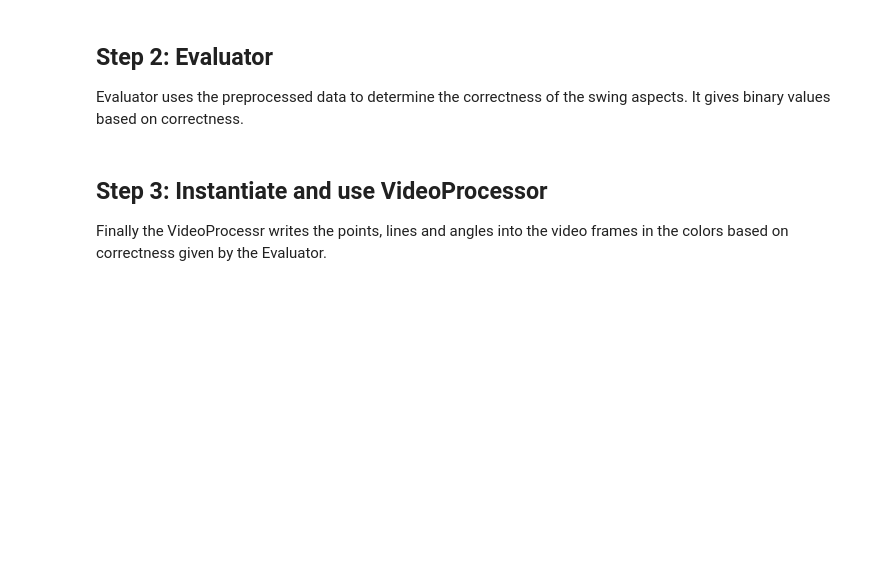
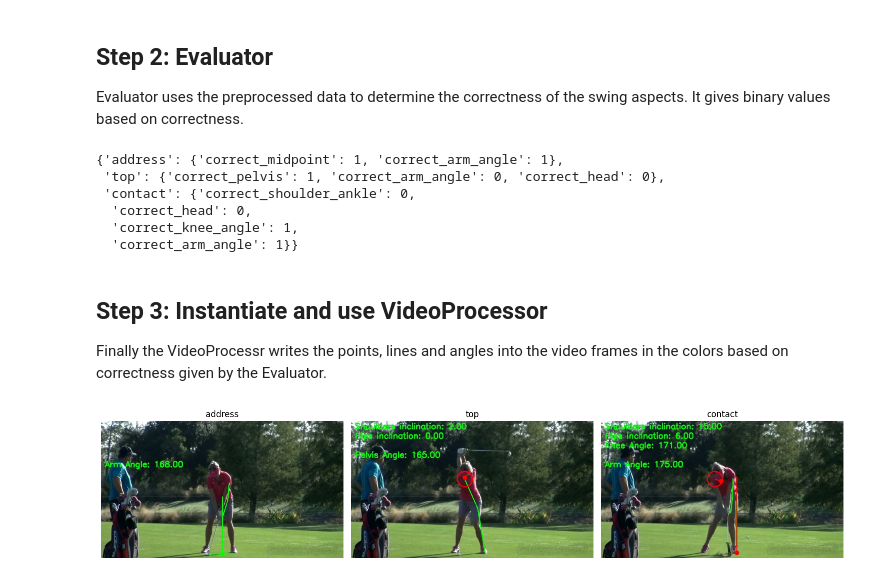
Before and after one commit to Strojove-uceni/23206-final-pose-estimation-for-swing-improvement, a Jupyter notebook: Analyze_Video.ipynb, the cells around one changed output. Drawn from its saved outputs; the diff is of its cells as text; code cells hidden in the pictures; blank space fills up the shorter version.

```diff
--- a/Analyze_Video.ipynb
+++ b/Analyze_Video.ipynb
@@ -32,7 +32,7 @@ from process_swing import DataProcessor, Evaluator, VideoProcessor
 ## Define the path to video
 # %%
 # Define the folder path where your video and CSV files are located
-folder_path = 'test_classes'
+folder_path = '/content/23206-final-pose-estimation-for-swing-improvement'+'/test_classes'
 # %% [markdown]
 ## Step 1: Using DataProcessor
 DataPreprocessor preprocesses the output of the model and keeps only information about the 3 frames that we are analyzing.
@@ -46,6 +46,13 @@ Evaluator uses the preprocessed data to determine the correctness of the swing a
 # %%
 evaluator = Evaluator(data_processor)
 evaluator.evaluate_all_swing_parts()
+# %% [output]
+{'address': {'correct_midpoint': 1, 'correct_arm_angle': 1},
+ 'top': {'correct_pelvis': 1, 'correct_arm_angle': 0, 'correct_head': 0},
+ 'contact': {'correct_shoulder_ankle': 0,
+  'correct_head': 0,
+  'correct_knee_angle': 1,
+  'correct_arm_angle': 1}}
 # %% [markdown]
 ## Step 3: Instantiate and use VideoProcessor
 
@@ -62,39 +67,35 @@ images = []
 
 # Define the keywords for sorting
 keywords = ['address', 'top', 'contact']
-
-# Function to extract the keyword index from the filename
 def extract_keyword_index(filename):
     filename_lower = filename.lower()
     for idx, keyword in enumerate(keywords):
         if keyword in filename_lower:
             return idx
     return len(keywords)  # Assign a higher index if keyword not found
 
-# Sort the image files based on keywords
 sorted_image_files = sorted(image_files, key=lambda x: extract_keyword_index(x))
-
-# Create a list to hold all images
 images = []
 
 # Read each image and append it to the list
 for image_file in sorted_image_files:
     image_path = os.path.join(folder_path, image_file)
     image = cv2.imread(image_path)
     # Convert BGR to RGB format for display
     image = cv2.cvtColor(image, cv2.COLOR_BGR2RGB)
     images.append(image)
 
 # Create a figure to display the images
 num_images = len(images)
 fig, axes = plt.subplots(1, num_images, figsize=(15, 5))
 
 # Display each image in its respective subplot
 for i in range(num_images):
     axes[i].imshow(images[i])
     axes[i].set_title(f'{sorted_image_files[i].split("_")[-1].split(".")[0]}')
     axes[i].axis('off')
-
-# Show the images
 plt.tight_layout()
 plt.show()
+video_processor.print_swing_analysis()
+# %% [output]
+[figure, added]
```
Also changed, not shown: parts of 2 cells of this notebook.
